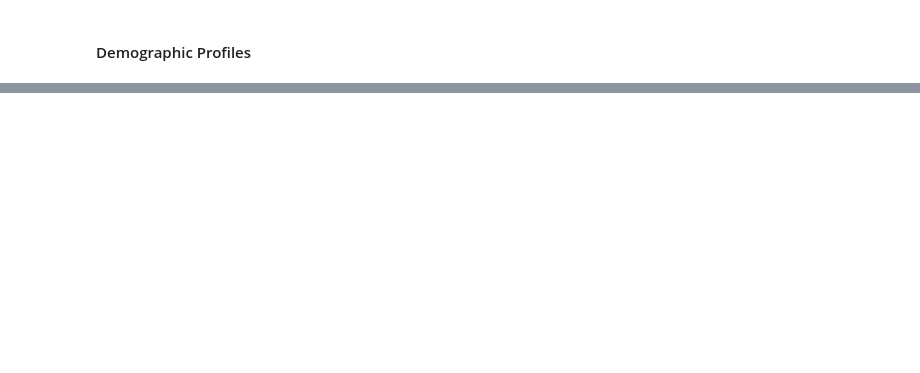
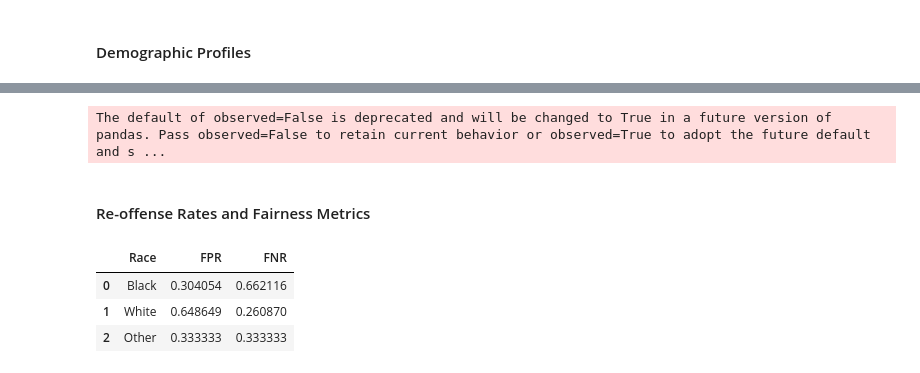
Before and after one commit to kanikaselva/criminaljustice, a Jupyter notebook: Analysis/ClairborneCountyAnalysis.ipynb, the cells around one changed output, grey strips where cells are left out. Drawn from its saved outputs; the diff is of its cells as text; code cells hidden in the pictures; blank space fills up the shorter version.

```diff
--- a/Analysis/ClairborneCountyAnalysis.ipynb
+++ b/Analysis/ClairborneCountyAnalysis.ipynb
@@ -73,0 +95,6 @@ dtype: int64
+# %%
+# Binning Risk Score
+bins = [0, 2, 5, 8, 11]
+labels = ['0-2', '3-5', '6-8', '9-11']
+clairborne_df['Risk Score Bin'] = pd.cut(clairborne_df['Risk Score'], bins=bins, labels=labels, right=True)
+clairborne_df.head()
@@ -116,0 +499,29 @@ Passing `palette` without assigning `hue` is deprecated and will be removed in v
+# %%
+# Cross-tabulate Risk Score Bin and Judge Decision segmented by Employment Status
+cross_tab_employment = clairborne_df.groupby(['Employment Status', 'Risk Score Bin', 'Judge Decision']).size().reset_index(name='Count')
+
+cross_tab_employment['Judge Decision'] = cross_tab_employment['Judge Decision'].astype(str)
+
+# Plot stacked bar chart segmented by Employment Status with two rows
+fig = px.bar(
+    cross_tab_employment,
+    x="Risk Score Bin",
+    y="Count",
+    color="Judge Decision",  # Stack by judge decision
+    facet_col="Employment Status",  # Separate plots for each employment status
+    facet_col_wrap=3,  # Wrap into two rows
+    title="Cross-tabulate Risk Scores and Judges' Decisions by Employment Status",
+    labels={'Risk Score Bin': 'Risk Score Range', 'Count': 'Frequency'},
+    text_auto=True,
+    template='plotly_white',
+    color_discrete_map={'0': '#ee836e', '1': '#9fe598'}
+)
+
+# Update layout for separate Y-axis per facet
+fig.update_yaxes(matches=None)  # Ensures each facet has its own Y-scale
+
+fig.show()
+# %% [output]
+The default of observed=False is deprecated and will be changed to True in a future version of pandas. Pass observed=False to retain current behavior or observed=True to adopt the future default and s ...
+# %% [markdown]
+#### Re-offense Rates and Fairness Metrics
@@ -116,0 +557,27 @@ Passing `palette` without assigning `hue` is deprecated and will be removed in v
+# %%
+# FPR, FNR for each racial group
+# Calculate FPR and FNR for each racial group
+fpr_fnr_by_race = []
+
+for race in clairborne_df['Race'].unique():
+    group = clairborne_df[clairborne_df['Race'] == race]
+
+    # False Positive Rate (FPR): Predict 1 (Judge Decision) but Actual 0 (Re-offense)
+    fp = len(group[(group['Judge Decision'] == 1) & (group['Re-offense'] == 1)])
+    tn = len(group[(group['Judge Decision'] == 0) & (group['Re-offense'] == 1)])
+    fpr = fp / (fp + tn) if (fp + tn) > 0 else 0
+
+    # False Negative Rate (FNR): Predict 0 (Judge Decision) but Actual 1 (Re-offense)
+    fn = len(group[(group['Judge Decision'] == 0) & (group['Re-offense'] == 0)])
+    tp = len(group[(group['Judge Decision'] == 1) & (group['Re-offense'] == 0)])
+    fnr = fn / (fn + tp) if (fn + tp) > 0 else 0
+
+    fpr_fnr_by_race.append({'Race': race, 'FPR': fpr, 'FNR': fnr})
+
+fpr_fnr_by_race = pd.DataFrame(fpr_fnr_by_race)
+fpr_fnr_by_race
+# %% [output]
+|  | Race | FPR | FNR |
+| 0 | Black | 0.304054 | 0.662116 |
+| 1 | White | 0.648649 | 0.260870 |
+| 2 | Other | 0.333333 | 0.333333 |
```
Also changed, not shown: parts of 36 cells of this notebook.
